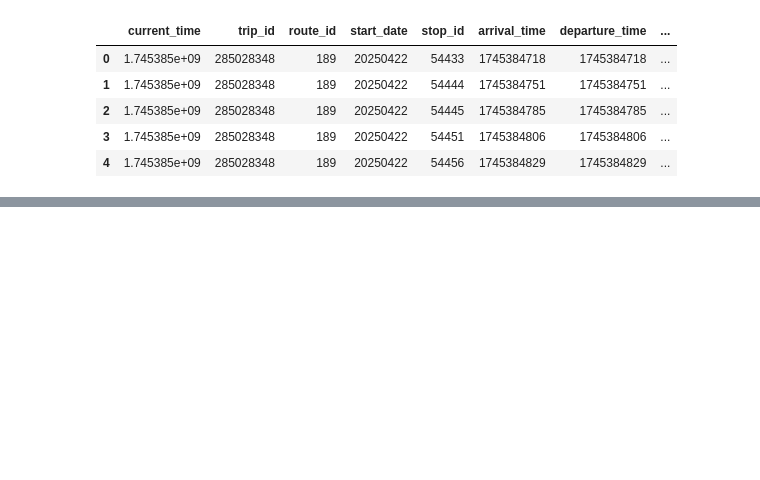
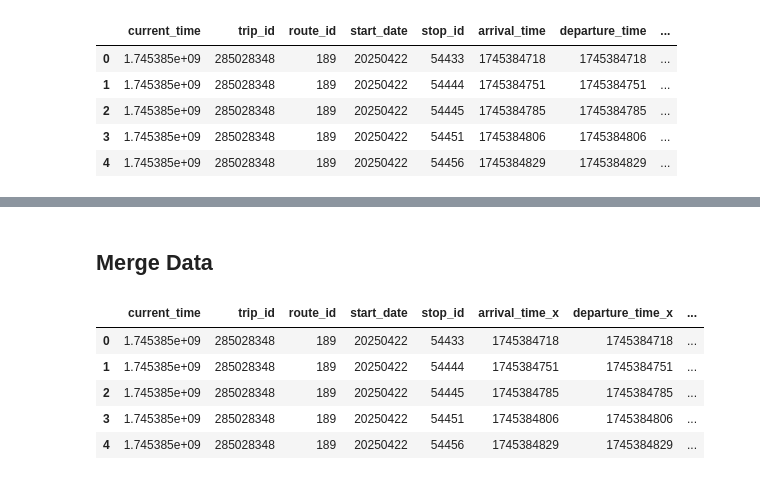
Before and after one commit to nadpierre/stm-transit-delay-prediction, a Jupyter notebook: data_cleaning.ipynb, the cells around one changed output, grey strips where cells are left out. Drawn from its saved outputs; the diff is of its cells as text; code cells hidden in the pictures; blank space fills up the shorter version.

```diff
--- a/data_cleaning.ipynb
+++ b/data_cleaning.ipynb
@@ -3,6 +45,6 @@ import pandas as pd
 # %%
-df = pd.read_csv('data/fetched_stm.csv', low_memory=False)
-df.head()
+real_stm_df = pd.read_csv('data/fetched_stm.csv', low_memory=False)
+real_stm_df.head()
 # %% [output]
 |  | current_time | trip_id | route_id | start_date | stop_id | arrival_time | departure_time | ... |
 | 0 | 1.745385e+09 | 285028348 | 189 | 20250422 | 54433 | 1745384718 | 1745384718 | ... |
@@ -12,0 +73,3 @@ df.head()
+# %%
+planned_stm_df = pd.read_csv('data/stop_times_2025-04-23.txt')
+planned_stm_df.head()
@@ -12,0 +104,13 @@ df.head()
+# %% [markdown]
+## Merge Data
+# %%
+# Merge real and planned STM data
+merged_stm_df = pd.merge(left=real_stm_df, right=planned_stm_df, how='inner', on=['trip_id', 'stop_id'])
+merged_stm_df.head()
+# %% [output]
+|  | current_time | trip_id | route_id | start_date | stop_id | arrival_time_x | departure_time_x | ... |
+| 0 | 1.745385e+09 | 285028348 | 189 | 20250422 | 54433 | 1745384718 | 1745384718 | ... |
+| 1 | 1.745385e+09 | 285028348 | 189 | 20250422 | 54444 | 1745384751 | 1745384751 | ... |
+| 2 | 1.745385e+09 | 285028348 | 189 | 20250422 | 54445 | 1745384785 | 1745384785 | ... |
+| 3 | 1.745385e+09 | 285028348 | 189 | 20250422 | 54451 | 1745384806 | 1745384806 | ... |
+| 4 | 1.745385e+09 | 285028348 | 189 | 20250422 | 54456 | 1745384829 | 1745384829 | ... |
```
Also changed, not shown: parts of 41 cells of this notebook, 3 other files.
